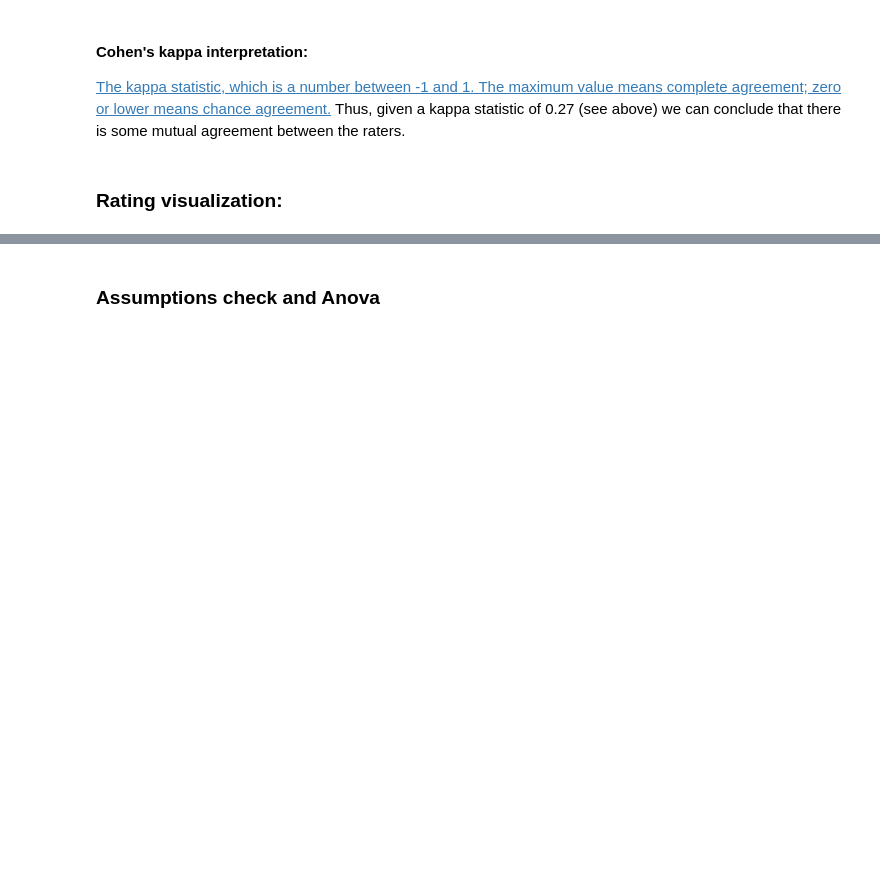
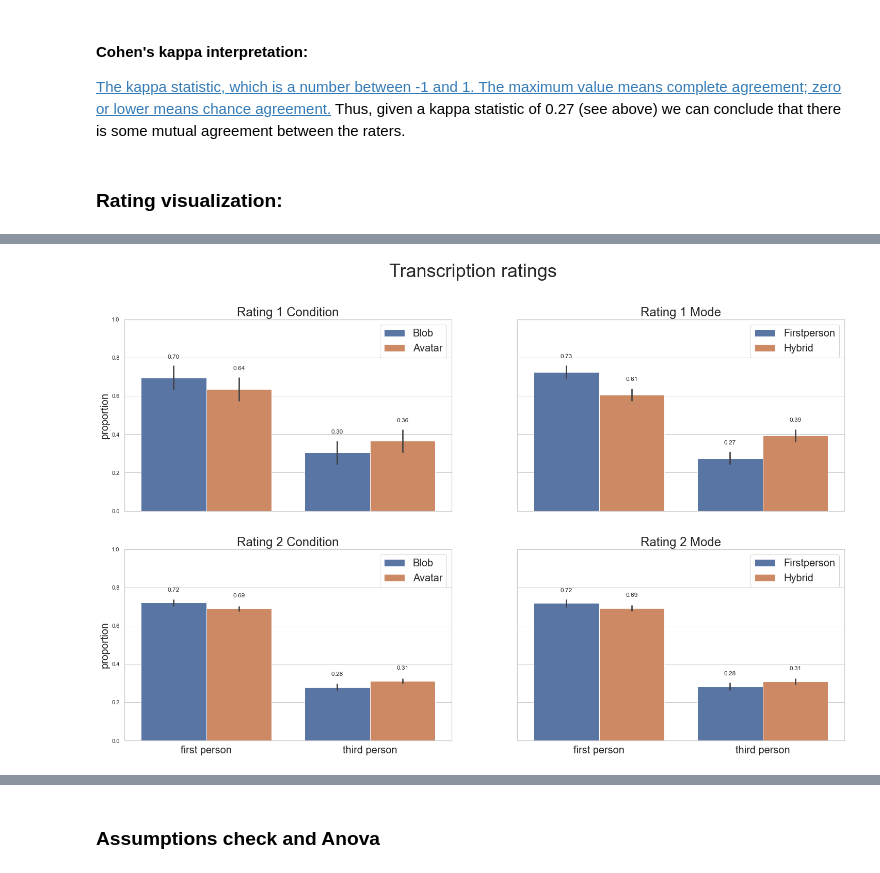
Before and after one commit to ELI-VR/Transcription-Postural-Stability-Test, a Jupyter notebook: analysis_transcription.ipynb, the cells around one changed output, grey strips where cells are left out. Saved outputs shown, nothing was run; the diff lists cells and outputs as text; code cells hidden in the pictures; blank space fills up the shorter version.

```diff
--- a/analysis_transcription.ipynb
+++ b/analysis_transcription.ipynb
@@ -202,0 +310,6 @@ plots_transcription(df_transcription)
+# %%
+df_rat_2_total = (df_rat_2.groupby(['condition','mode'])
+                  .count()
+                  .rename(columns={'rating_2' : 'counts'})
+                  .reset_index())
+df_rat_2_total
@@ -202,0 +345,13 @@ plots_transcription(df_transcription)
+# %%
+def max_value_rat_2(df):
+    cond = df.condition
+    mode = df['mode']
+    return (df_rat_2_total
+        .query('condition==@cond and mode==@mode')
+        .counts
+        .values[0])
+
+df_rat_2_prop = df_rat_2.value_counts().reset_index().rename(columns={0 : 'counts'})
+df_rat_2_prop['prop_2'] = df_rat_2_prop.counts / df_rat_2_prop.apply(lambda df : max_value_rat_2(df), axis=1)
+df_rat_2_prop.drop(columns=['counts'], inplace=True)
+df_rat_2_prop
@@ -202,0 +368,74 @@ plots_transcription(df_transcription)
+# %%
+fig, axes = plt.subplots(2, 2, figsize=(25,15), sharex=True, sharey=True)
+
+p1 = sns.barplot(
+    data=df_rat_1_prop,
+    x='rating_1',
+    y='prop_1',
+    hue='condition',
+    ci=95,
+    ax=axes[0,0])
+
+for p in p1.patches:
+    p1.annotate(format(p.get_height(), '.2f'), (p.get_x() + p.get_width() / 2., p.get_height()), ha = 'center', va = 'center', xytext = (0, 40), textcoords = 'offset points')
+
+axes[0,0].set_title('Rating 1 Condition', size=24)
+
+p2 = sns.barplot(
+    data=df_rat_1_prop,
+    x='rating_1',
+    y='prop_1',
+    hue='mode',
+    ci=95,
+    ax=axes[0,1])
+
+for p in p2.patches:
+    p2.annotate(format(p.get_height(), '.2f'), (p.get_x() + p.get_width() / 2., p.get_height()), ha = 'center', va = 'center', xytext = (0, 30), textcoords = 'offset points')
+
+axes[0,1].set_title('Rating 1 Mode', size=24)
+
+p3 = sns.barplot(
+    data=df_rat_2_prop,
+    x='rating_2',
+    y='prop_2',
+    hue='condition',
+    ci=95,
+    ax=axes[1,0])
+
+for p in p3.patches:
+    p3.annotate(format(p.get_height(), '.2f'), (p.get_x() + p.get_width() / 2., p.get_height()), ha = 'center', va = 'center', xytext = (0, 25), textcoords = 'offset points')
+
+axes[1,0].set_title('Rating 2 Condition', size=24)
+
+
+p4 = sns.barplot(
+    data=df_rat_2_prop,
+    x='rating_2',
+    y='prop_2',
+    hue='mode',
+    ci=95,
+    ax=axes[1,1])
+
+for p in p4.patches:
+    p4.annotate(format(p.get_height(), '.2f'), (p.get_x() + p.get_width() / 2., p.get_height()), ha = 'center', va = 'center', xytext = (0, 25), textcoords = 'offset points')
+
+axes[1,1].set_title('Rating 2 Mode', size=24)
+
+plt.setp(axes, ylim=(0,1), xlabel='', ylabel='')
+axes[0,0].set_ylabel('proportion', fontsize=20)
+axes[0,0].legend(fontsize=20)
+
+axes[0,1].legend(fontsize=20)
+
+axes[1,0].set_ylabel('proportion', fontsize=20)
+axes[1,0].legend(fontsize=20)
+axes[1,0].set_xticklabels(['first person', 'third person'], fontsize=20)
+
+axes[1,1].legend(fontsize=20)
+axes[1,1].set_xticklabels(['first person', 'third person'], fontsize=20)
+
+plt.suptitle('Transcription ratings', size=36)
+
+plt.show()
+# %% [output]
+[figure, added]
```
Also changed, not shown: parts of 19 cells of this notebook.
